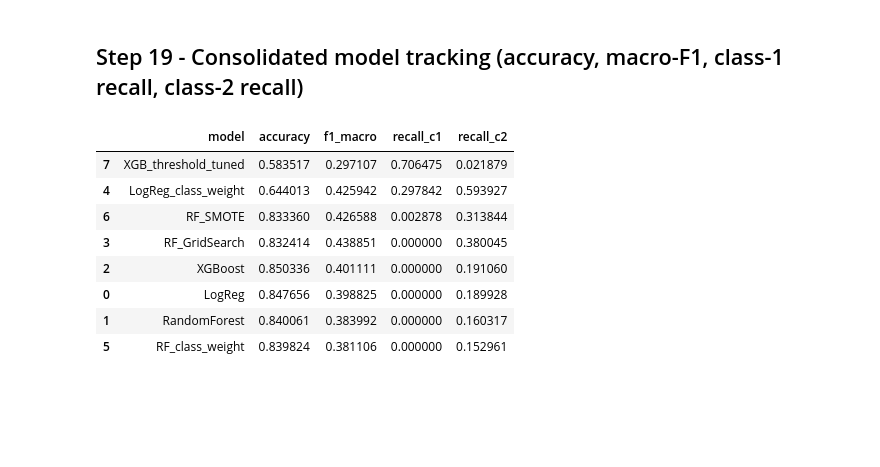
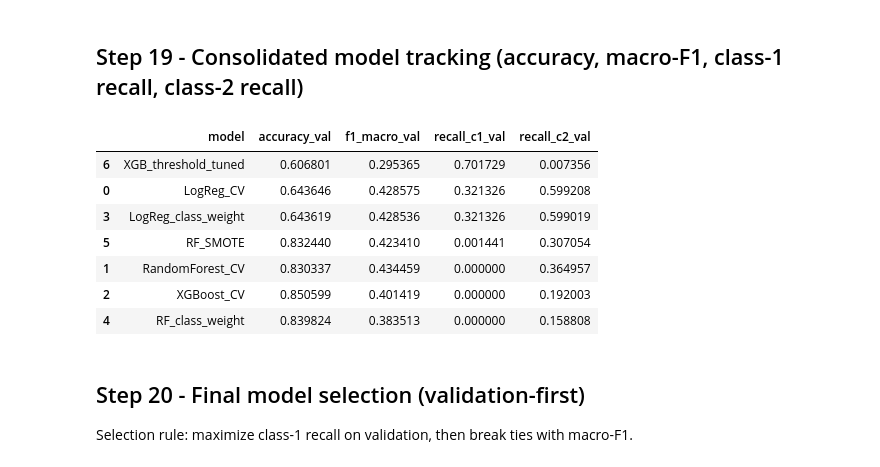
Before and after one commit to No0bDarren/ADALL_github, a Jupyter notebook: ADALL_Final_Project.ipynb, the cells around one changed output. Drawn from its saved outputs; the diff is of its cells as text; code cells hidden in the pictures; blank space fills up the shorter version.

```diff
--- a/ADALL_Final_Project.ipynb
+++ b/ADALL_Final_Project.ipynb
@@ -235,13 +241,14 @@ xgb = XGBClassifier(
     learning_rate=0.1,
     subsample=0.8,
     colsample_bytree=0.8,
-    objective="multi:softmax",
+    objective="multi:softprob",
     num_class=3,
     eval_metric="mlogloss",
     random_state=42
 )
 
 xgb.fit(X_train_p_df, y_train)
-y_pred_xgb = xgb.predict(X_test_p_df)
-print(classification_report(y_test, y_pred_xgb))
+y_val_pred_xgb = xgb.predict(X_val_p_df)
+print("Validation report (XGBoost):")
+print(classification_report(y_val, y_val_pred_xgb))
 # %% [output]
@@ -412,0 +479,13 @@ comparison
+# %%
+# Map each model to the correct validation features
+models = {
+    "LogReg_CV": (best_logreg, X_val_s),
+    "RandomForest_CV": (best_rf, X_val_p_df),
+    "XGBoost_CV": (best_xgb, X_val_p_df),
+}
+
+# Choose final model based on the top row in comparison table
+winner_name = comparison.iloc[0]["model"]
+final_model, X_eval = models[winner_name]
+
+print("FINAL MODEL:", winner_name)
@@ -649,46 +687,42 @@ weighted avg       0.89      0.58      0.67     38052
 # %%
 from sklearn.metrics import accuracy_score, f1_score, recall_score
 import pandas as pd
 
 rows = []
 
-def add_row(name, model, X_eval, tuned_preds=None):
+def add_row(name, model, X_eval, y_eval, tuned_preds=None):
     preds = tuned_preds if tuned_preds is not None else model.predict(X_eval)
     rows.append({
         "model": name,
-        "accuracy": accuracy_score(y_test, preds),
-        "f1_macro": f1_score(y_test, preds, average="macro"),
-        "recall_c1": recall_score(y_test, preds, labels=[1], average=None)[0],
-        "recall_c2": recall_score(y_test, preds, labels=[2], average=None)[0],
+        "accuracy_val": accuracy_score(y_eval, preds),
+        "f1_macro_val": f1_score(y_eval, preds, average="macro"),
+        "recall_c1_val": recall_score(y_eval, preds, labels=[1], average=None)[0],
+        "recall_c2_val": recall_score(y_eval, preds, labels=[2], average=None)[0],
     })
 
-# Baselines
-add_row("LogReg", baseline, X_test_s)
-add_row("RandomForest", rf, X_test_p_df)
-add_row("XGBoost", xgb, X_test_p_df)
+# CV-tuned core models
+add_row("LogReg_CV", best_logreg, X_val_s, y_val)
+add_row("RandomForest_CV", best_rf, X_val_p_df, y_val)
+add_row("XGBoost_CV", best_xgb, X_val_p_df, y_val)
 
-# Tuned RF
-add_row("RF_GridSearch", best_rf, X_test_p_df)
+# Optional imbalance-focused variants on validation
+add_row("LogReg_class_weight", logreg_cw, X_val_s, y_val)
+add_row("RF_class_weight", rf_cw, X_val_p_df, y_val)
+add_row("RF_SMOTE", rf_sm, X_val_p_df, y_val)
+add_row("XGB_threshold_tuned", best_xgb, X_val_p_df, y_val, tuned_preds=preds_tuned_val)
 
-# Class-weighted
-add_row("LogReg_class_weight", logreg_cw, X_test_s)
-add_row("RF_class_weight", rf_cw, X_test_p_df)
-
-# SMOTE RF
-add_row("RF_SMOTE", rf_sm, X_test_p_df)
-
-# Threshold-tuned XGBoost
-add_row("XGB_threshold_tuned", xgb, X_test_p_df, tuned_preds=preds_tuned)
-
-tracking = pd.DataFrame(rows).sort_values(by=["recall_c1", "f1_macro"], ascending=False)
+tracking = pd.DataFrame(rows).sort_values(by=["recall_c1_val", "f1_macro_val"], ascending=False)
 tracking
 # %% [output]
-|  | model | accuracy | f1_macro | recall_c1 | recall_c2 |
-| 7 | XGB_threshold_tuned | 0.583517 | 0.297107 | 0.706475 | 0.021879 |
-| 4 | LogReg_class_weight | 0.644013 | 0.425942 | 0.297842 | 0.593927 |
-| 6 | RF_SMOTE | 0.833360 | 0.426588 | 0.002878 | 0.313844 |
-| 3 | RF_GridSearch | 0.832414 | 0.438851 | 0.000000 | 0.380045 |
-| 2 | XGBoost | 0.850336 | 0.401111 | 0.000000 | 0.191060 |
-| 0 | LogReg | 0.847656 | 0.398825 | 0.000000 | 0.189928 |
-| 1 | RandomForest | 0.840061 | 0.383992 | 0.000000 | 0.160317 |
-| 5 | RF_class_weight | 0.839824 | 0.381106 | 0.000000 | 0.152961 |
+|  | model | accuracy_val | f1_macro_val | recall_c1_val | recall_c2_val |
+| 6 | XGB_threshold_tuned | 0.606801 | 0.295365 | 0.701729 | 0.007356 |
+| 0 | LogReg_CV | 0.643646 | 0.428575 | 0.321326 | 0.599208 |
+| 3 | LogReg_class_weight | 0.643619 | 0.428536 | 0.321326 | 0.599019 |
+| 5 | RF_SMOTE | 0.832440 | 0.423410 | 0.001441 | 0.307054 |
+| 1 | RandomForest_CV | 0.830337 | 0.434459 | 0.000000 | 0.364957 |
+| 2 | XGBoost_CV | 0.850599 | 0.401419 | 0.000000 | 0.192003 |
+| 4 | RF_class_weight | 0.839824 | 0.383513 | 0.000000 | 0.158808 |
+# %% [markdown]
+## Step 20 - Final model selection (validation-first)
+
+Selection rule: maximize class-1 recall on validation, then break ties with macro-F1.
```
Also changed, not shown: parts of 23 cells of this notebook.
